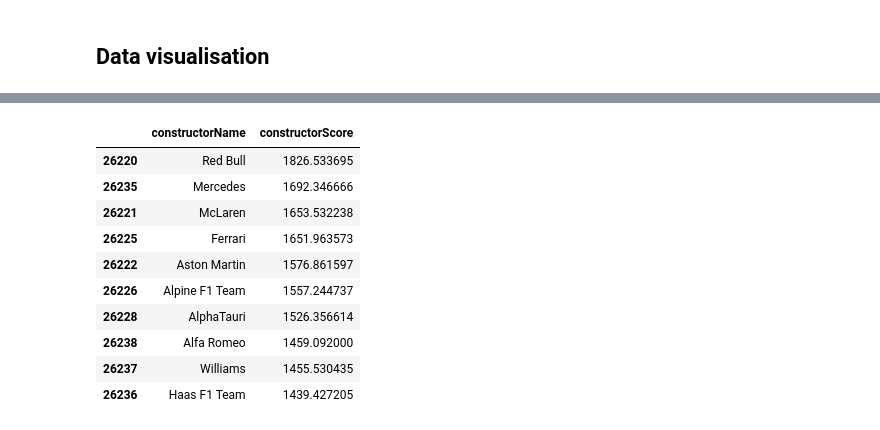
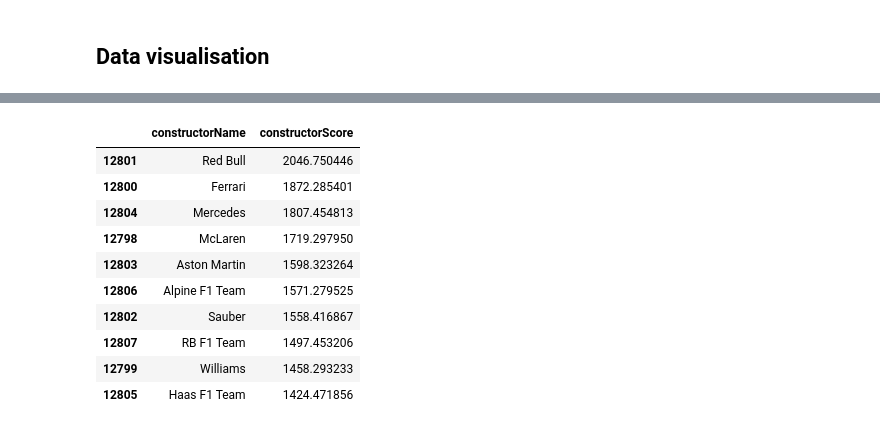
Before and after one commit to mwtmurphy/f1-rating-system, a Jupyter notebook: notebooks/prototyping.ipynb, the cells around one changed output, grey strips where cells are left out. Cells and saved outputs as stored; diff of their text form; code cells hidden in the pictures.

Commit message:
feat + refactor: last race data updated up to added to app. dvc removed.

```diff
--- a/notebooks/prototyping.ipynb
+++ b/notebooks/prototyping.ipynb
@@ -37,2 +19,8 @@ gott_df = vis_df[vis_df["driverId"].isin(gott_drivers)].sort_values(["year", "ro
+# %%
+with open("params.yaml") as conf_file:
+    CONFIG = yaml.safe_load(conf_file)
+
+mod_df = pd.read_csv(CONFIG["data"]["modelled_path"])
+constructors_df = pd.read_csv(CONFIG["data"]["constructors_csv"])[["constructorId", "name"]].rename(columns={"name": "constructorName"})
 # %% [markdown]
 ## Data visualisation
@@ -65,20 +27,21 @@ cur_df.loc[(cur_df["year"] == yr) & (cur_df["round"] == rnd), ["driverName", "dr
 # %%
-cur_con = set(vis_df.loc[vis_df["year"] == 2023, "constructorId"])
-cur_df = vis_df[vis_df["constructorId"].isin(cur_con)]
+con_df = mod_df.groupby(["year", "date", "constructorId"])["constructorScore"].max().reset_index()
+con_df = con_df.merge(constructors_df, on="constructorId", how="left")
+cur_con = set(con_df.loc[con_df["year"] == 2024, "constructorId"])
+cur_df = con_df[con_df["constructorId"].isin(cur_con) & (con_df["year"] > 2010)]
 
 px.line(cur_df, x="date", y="constructorScore", color="constructorName")
 # %%
-yr, rnd = cur_df.iloc[-1, :2]
-cur_df.loc[(cur_df["year"] == yr) & (cur_df["round"] == rnd), ["constructorName", "constructorScore"]].sort_values("constructorScore", ascending=False).drop_duplicates()
+cur_df.loc[(cur_df["date"] == "2024-03-09"), ["constructorName", "constructorScore"]].sort_values("constructorScore", ascending=False).drop_duplicates()
 # %% [output]
 |  | constructorName | constructorScore |
-| 26220 | Red Bull | 1826.533695 |
-| 26235 | Mercedes | 1692.346666 |
-| 26221 | McLaren | 1653.532238 |
-| 26225 | Ferrari | 1651.963573 |
-| 26222 | Aston Martin | 1576.861597 |
-| 26226 | Alpine F1 Team | 1557.244737 |
-| 26228 | AlphaTauri | 1526.356614 |
-| 26238 | Alfa Romeo | 1459.092000 |
-| 26237 | Williams | 1455.530435 |
-| 26236 | Haas F1 Team | 1439.427205 |
+| 12801 | Red Bull | 2046.750446 |
+| 12800 | Ferrari | 1872.285401 |
+| 12804 | Mercedes | 1807.454813 |
+| 12798 | McLaren | 1719.297950 |
+| 12803 | Aston Martin | 1598.323264 |
+| 12806 | Alpine F1 Team | 1571.279525 |
+| 12802 | Sauber | 1558.416867 |
+| 12807 | RB F1 Team | 1497.453206 |
+| 12799 | Williams | 1458.293233 |
+| 12805 | Haas F1 Team | 1424.471856 |
```
Also changed, not shown: parts of 3 cells of this notebook, 31 other files.
